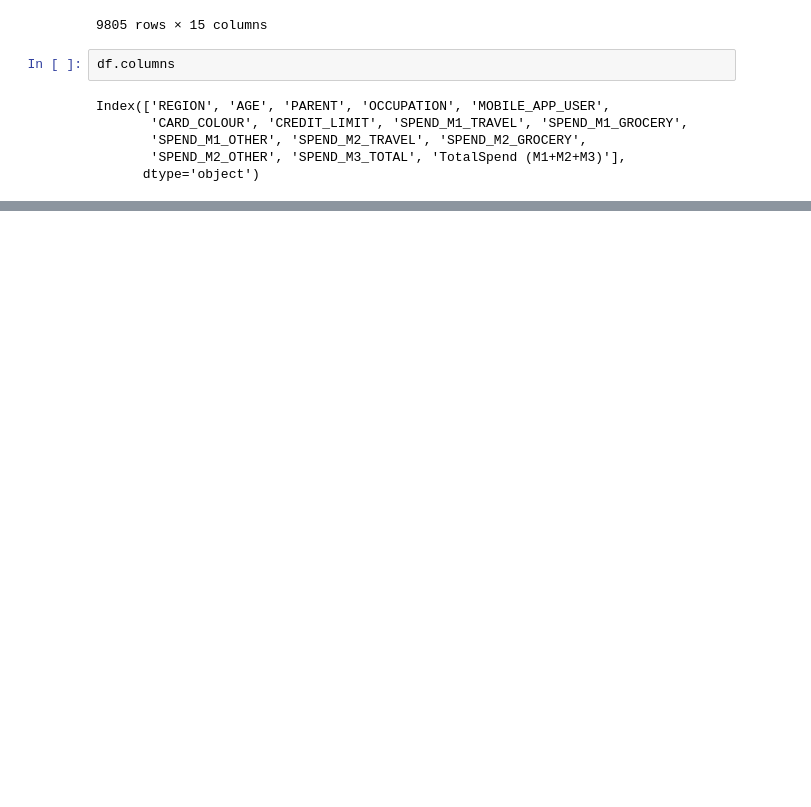
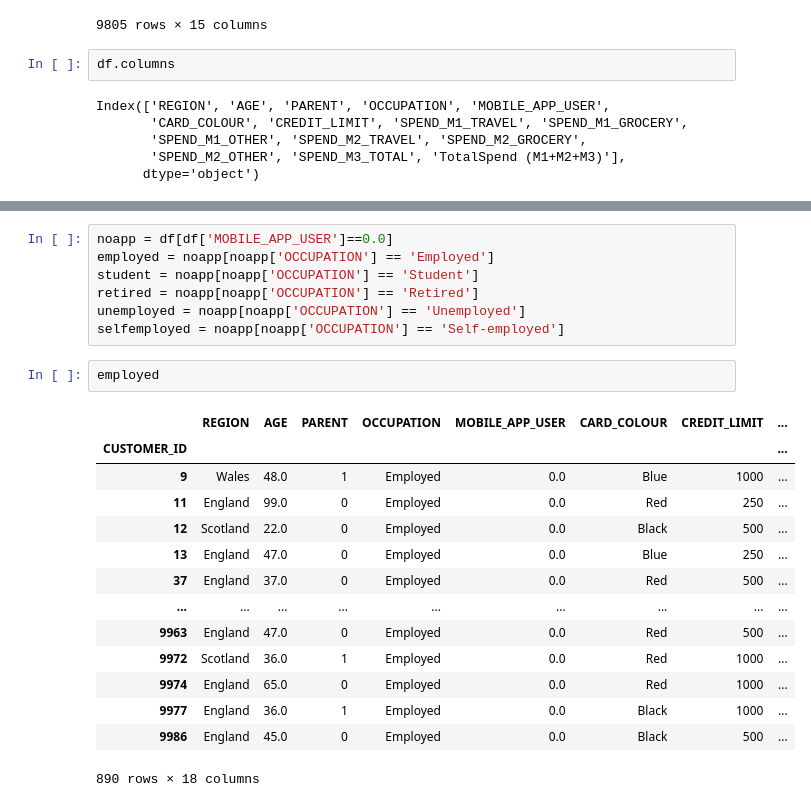
Before and after one commit to ShubhamSingh-9/Captial-one-Stepup-challenge, a Jupyter notebook: Capital One Career Challenge.ipynb, the cells around one changed output, grey strips where cells are left out. Drawn from its saved outputs; the diff is of its cells as text; blank space fills up the shorter version.

```diff
--- a/Capital One Career Challenge.ipynb
+++ b/Capital One Career Challenge.ipynb
@@ -226,0 +239,24 @@ plt.show()
+# %%
+noapp = df[df['MOBILE_APP_USER']==0.0]
+employed = noapp[noapp['OCCUPATION'] == 'Employed']
+student = noapp[noapp['OCCUPATION'] == 'Student']
+retired = noapp[noapp['OCCUPATION'] == 'Retired']
+unemployed = noapp[noapp['OCCUPATION'] == 'Unemployed']
+selfemployed = noapp[noapp['OCCUPATION'] == 'Self-employed']
+# %%
+employed
+# %% [output]
+|  | REGION | AGE | PARENT | OCCUPATION | MOBILE_APP_USER | CARD_COLOUR | CREDIT_LIMIT | ... |
+| CUSTOMER_ID |  |  |  |  |  |  |  | ... |
+| 9 | Wales | 48.0 | 1 | Employed | 0.0 | Blue | 1000 | ... |
+| 11 | England | 99.0 | 0 | Employed | 0.0 | Red | 250 | ... |
+| 12 | Scotland | 22.0 | 0 | Employed | 0.0 | Black | 500 | ... |
+| 13 | England | 47.0 | 0 | Employed | 0.0 | Blue | 250 | ... |
+| 37 | England | 37.0 | 0 | Employed | 0.0 | Red | 500 | ... |
+| ... | ... | ... | ... | ... | ... | ... | ... | ... |
+| 9963 | England | 47.0 | 0 | Employed | 0.0 | Red | 500 | ... |
+| 9972 | Scotland | 36.0 | 1 | Employed | 0.0 | Red | 1000 | ... |
+| 9974 | England | 65.0 | 0 | Employed | 0.0 | Red | 1000 | ... |
+| 9977 | England | 36.0 | 1 | Employed | 0.0 | Black | 1000 | ... |
+| 9986 | England | 45.0 | 0 | Employed | 0.0 | Black | 500 | ... |
+890 rows × 18 columns
```
Also changed, not shown: parts of 12 cells of this notebook.
